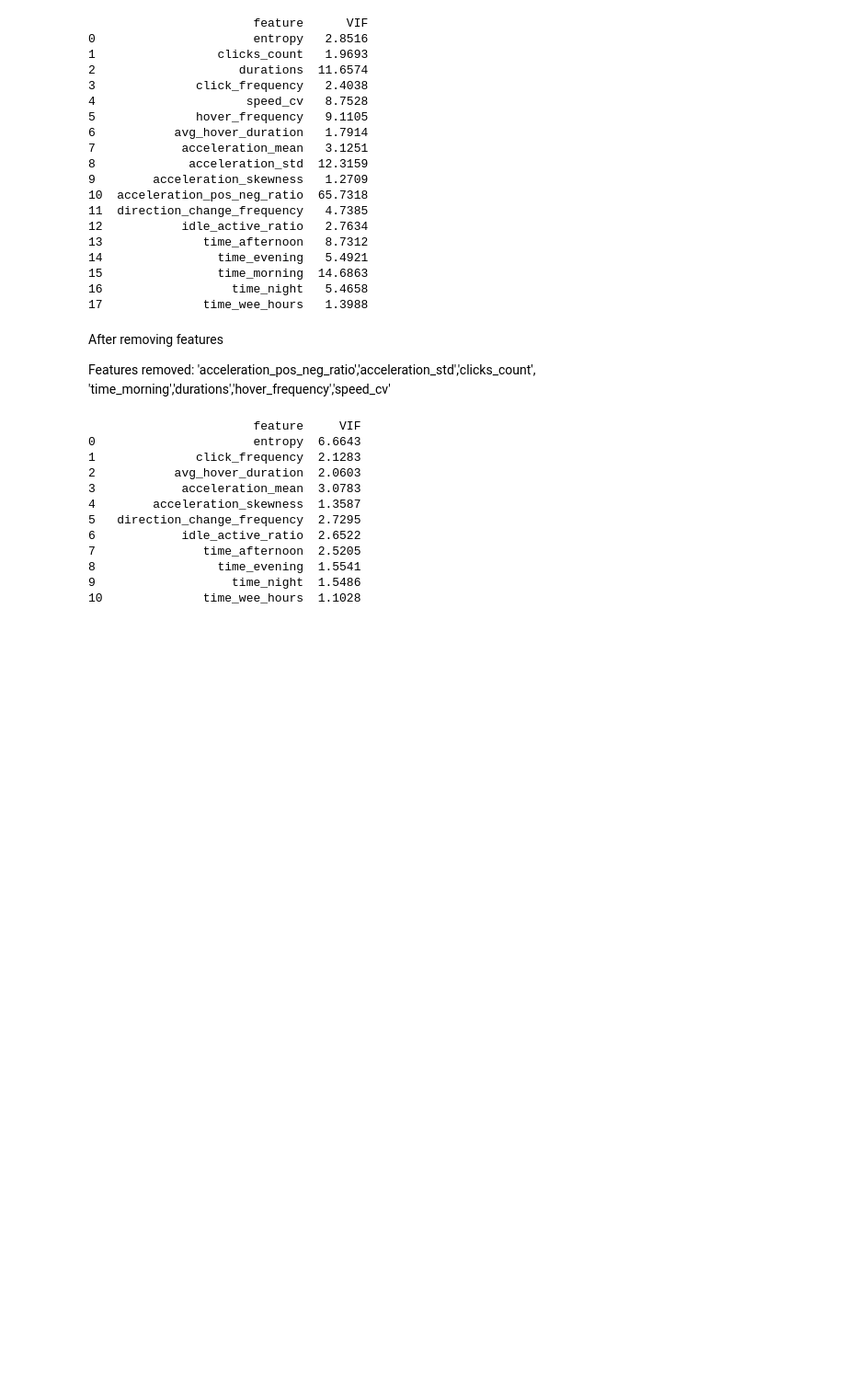
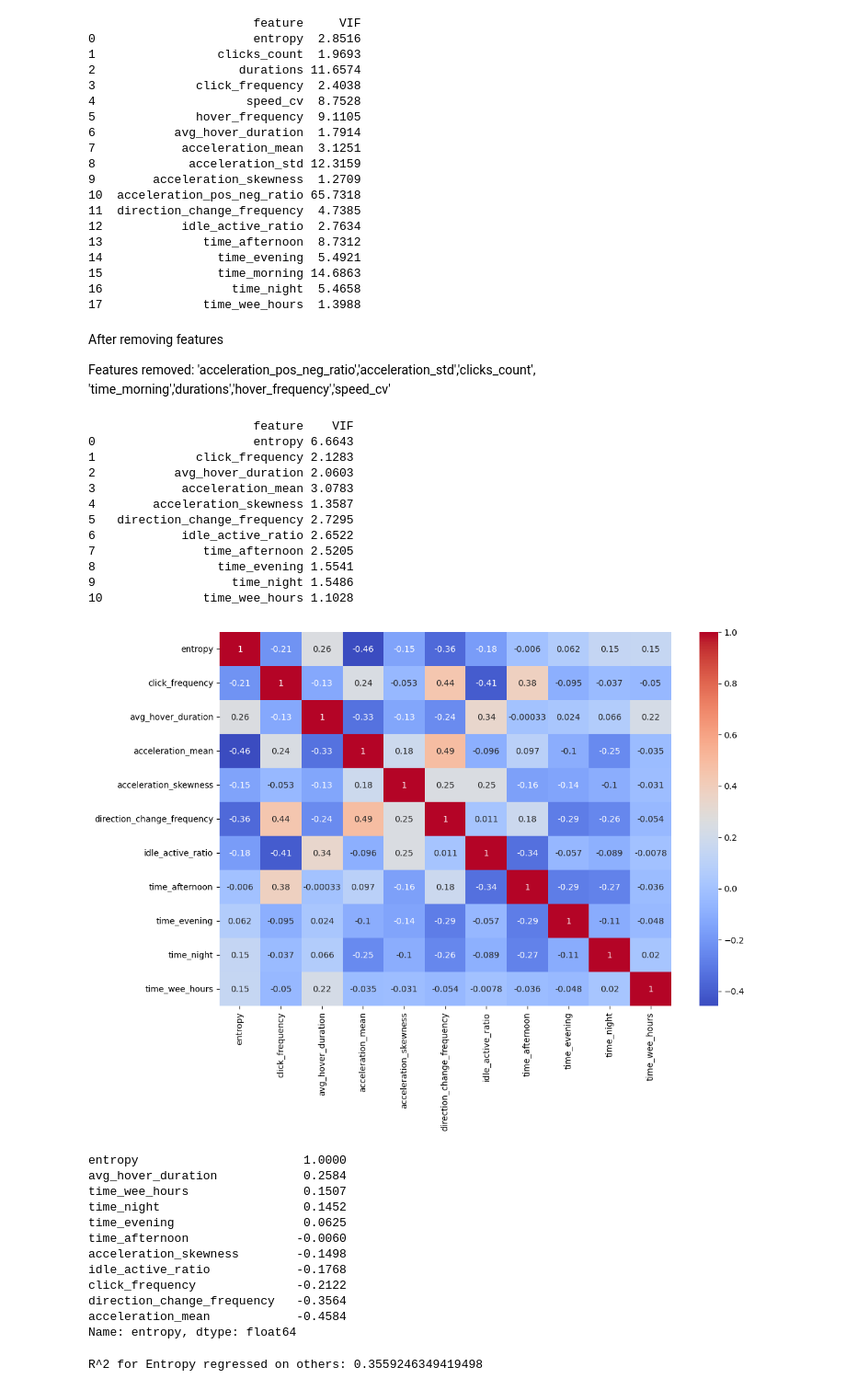
Before and after one commit to cherrydrunk/DSA4263-automated-fraud, a Jupyter notebook: notebooks/features_analysis.ipynb, the cells around one changed output. Shown at 92% size. Drawn from its saved outputs; the diff is of its cells as text; code cells hidden in the pictures; blank space fills up the shorter version.

Commit message:
verify entropy

```diff
--- a/notebooks/features_analysis.ipynb
+++ b/notebooks/features_analysis.ipynb
@@ -148,0 +150,38 @@ print(vif_data)
+# %%
+# Set the figure size BEFORE plotting
+plt.figure(figsize=(12, 8))  # width=12 inches, height=8 inches
+
+# Check correlations
+corr = X.corr()
+sns.heatmap(corr, annot=True, cmap="coolwarm")
+plt.show()
+
+# Focus on correlations involving the feature with VIF=6
+print(corr["entropy"].sort_values(ascending=False))
+# %% [output]
+[figure, added]
+entropy                       1.0000
+avg_hover_duration            0.2584
+time_wee_hours                0.1507
+time_night                    0.1452
+time_evening                  0.0625
+time_afternoon               -0.0060
+acceleration_skewness        -0.1498
+idle_active_ratio            -0.1768
+click_frequency              -0.2122
+direction_change_frequency   -0.3564
+acceleration_mean            -0.4584
+Name: entropy, dtype: float64
+# %%
+from sklearn.linear_model import LinearRegression
+from sklearn.metrics import r2_score
+X1 = X[[col for col in list(X.columns) if col != 'entropy']]
+y = X['entropy']
+
+model = LinearRegression()
+model.fit(X1, y)
+
+r2 = model.score(X1, y)
+print(f"R^2 for Entropy regressed on others: {r2}")
+# %% [output]
+R^2 for Entropy regressed on others: 0.3559246349419498
```
Also changed, not shown: parts of 5 cells of this notebook.
